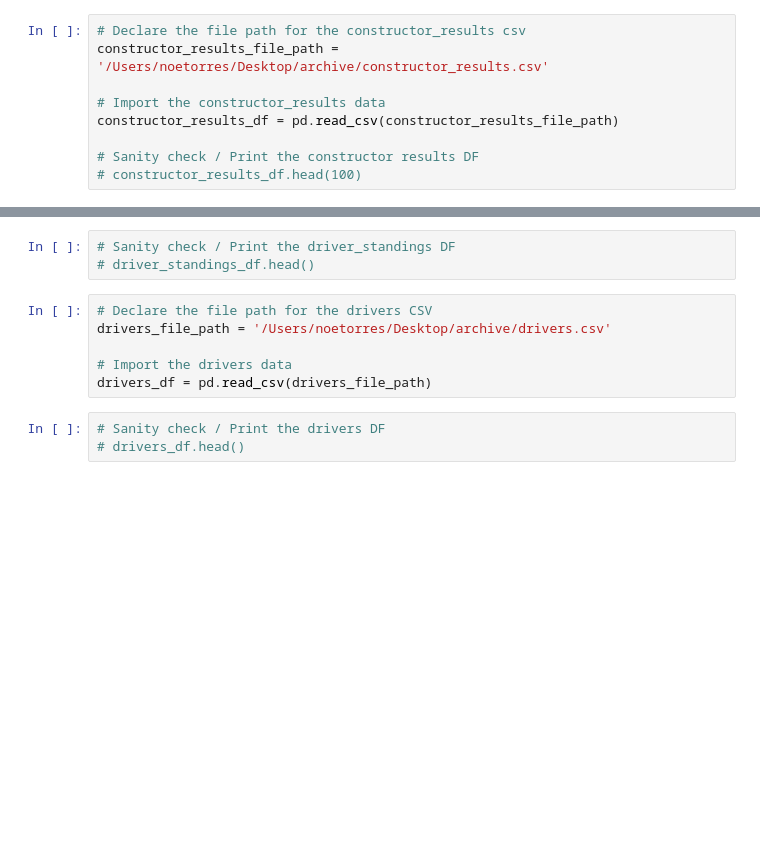
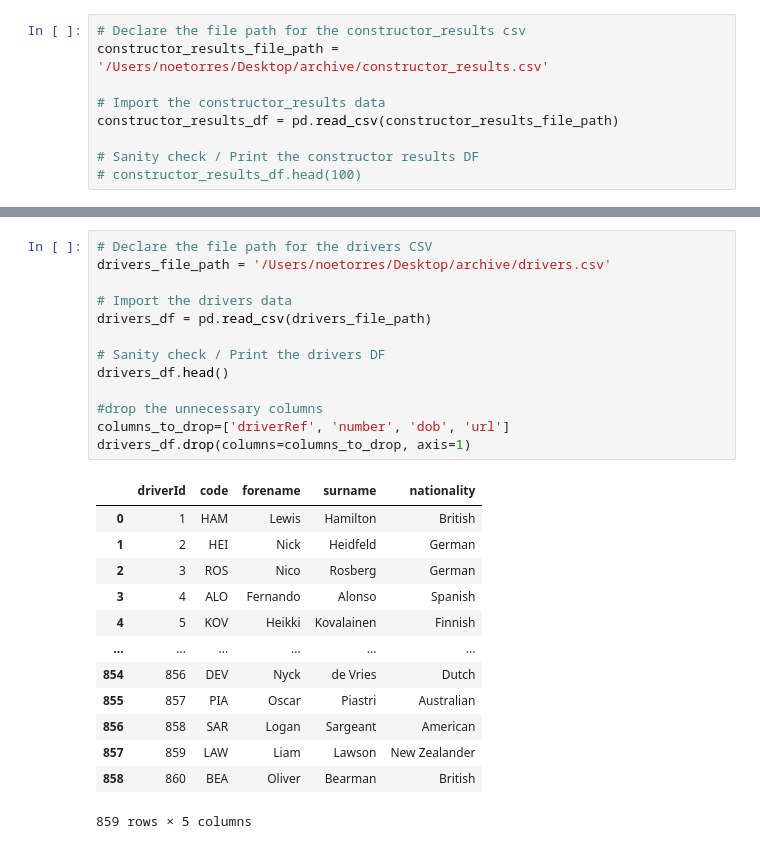
Before and after one commit to Ntorres95/F1_Analysis, a Jupyter notebook: F1.ipynb, the cells around one changed output, grey strips where cells are left out. Cells and saved outputs as stored; diff of their text form; blank space fills up the shorter version.

```diff
--- a/F1.ipynb
+++ b/F1.ipynb
@@ -93,15 +136,30 @@ driver_standings_df = pd.read_csv(driver_standings_file_path)
-# %%
-# Sanity check / Print the driver_standings DF
-# driver_standings_df.head()
 # %%
 # Declare the file path for the drivers CSV
 drivers_file_path = '/Users/noetorres/Desktop/archive/drivers.csv'
 
 # Import the drivers data
 drivers_df = pd.read_csv(drivers_file_path)
+
+# Sanity check / Print the drivers DF
+drivers_df.head()
+
+#drop the unnecessary columns
+columns_to_drop=['driverRef', 'number', 'dob', 'url']
+drivers_df.drop(columns=columns_to_drop, axis=1)
+# %% [output]
+|  | driverId | code | forename | surname | nationality |
+| 0 | 1 | HAM | Lewis | Hamilton | British |
+| 1 | 2 | HEI | Nick | Heidfeld | German |
+| 2 | 3 | ROS | Nico | Rosberg | German |
+| 3 | 4 | ALO | Fernando | Alonso | Spanish |
+| 4 | 5 | KOV | Heikki | Kovalainen | Finnish |
+| ... | ... | ... | ... | ... | ... |
+| 854 | 856 | DEV | Nyck | de Vries | Dutch |
+| 855 | 857 | PIA | Oscar | Piastri | Australian |
+| 856 | 858 | SAR | Logan | Sargeant | American |
+| 857 | 859 | LAW | Liam | Lawson | New Zealander |
+| 858 | 860 | BEA | Oliver | Bearman | British |
+859 rows × 5 columns
-# %%
-# Sanity check / Print the drivers DF
-# drivers_df.head()
 # %%
 # Declare the file path for the lap_times CSV
 lap_times_file_path = '/Users/noetorres/Desktop/archive/lap_times.csv'
```
Also changed, not shown: parts of 18 cells of this notebook, 1 other file.
